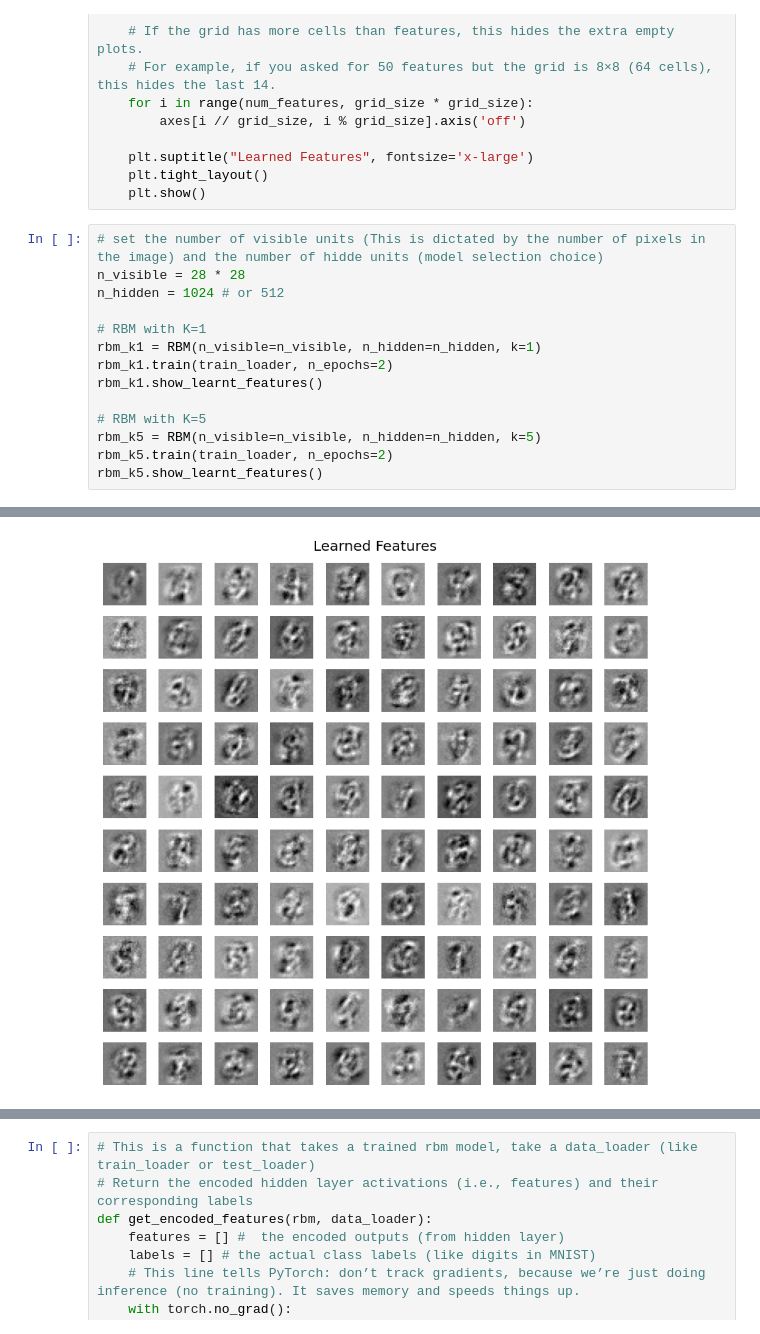
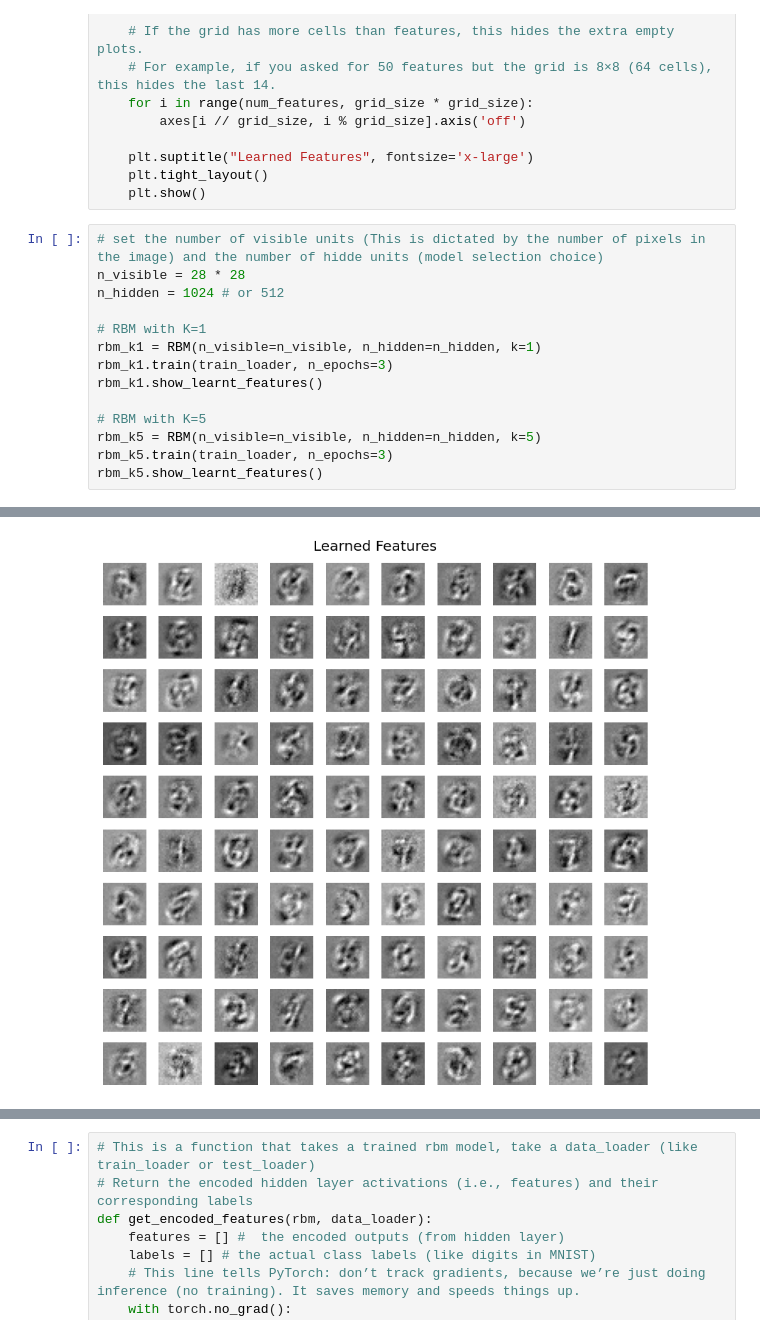
Before and after one commit to andr3w1699/Intelligent_System_for_Pattern_Recognition, a Jupyter notebook: SecondAssignement.ipynb, the cells around one changed output, grey strips where cells are left out. Drawn from its saved outputs; the diff is of its cells as text.

```diff
--- a/SecondAssignement.ipynb
+++ b/SecondAssignement.ipynb
@@ -478,11 +478,11 @@ n_hidden = 1024 # or 512
 
 # RBM with K=1
 rbm_k1 = RBM(n_visible=n_visible, n_hidden=n_hidden, k=1)
-rbm_k1.train(train_loader, n_epochs=2)
+rbm_k1.train(train_loader, n_epochs=3)
 rbm_k1.show_learnt_features()
 
 # RBM with K=5
 rbm_k5 = RBM(n_visible=n_visible, n_hidden=n_hidden, k=5)
-rbm_k5.train(train_loader, n_epochs=2)
+rbm_k5.train(train_loader, n_epochs=3)
 rbm_k5.show_learnt_features()
 # %% [output]
@@ -492 +493 @@ Epoch 2, Loss: 0.026312, Momentum: 0.90, LR: 0.001000, WC: 0.000100
-[figure, old version]
+[figure, new version]
```
Also changed, not shown: parts of 12 cells of this notebook.
